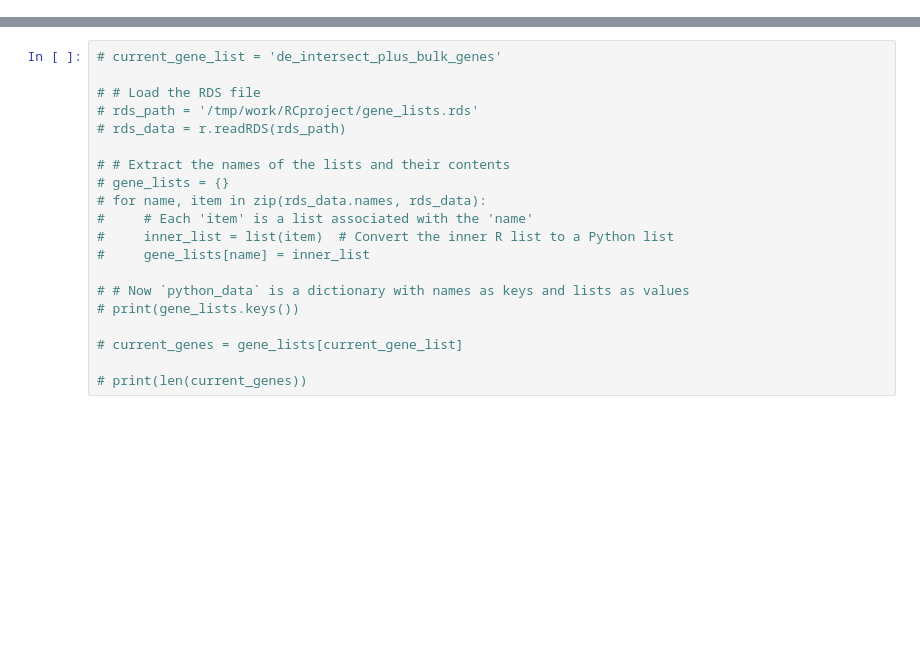
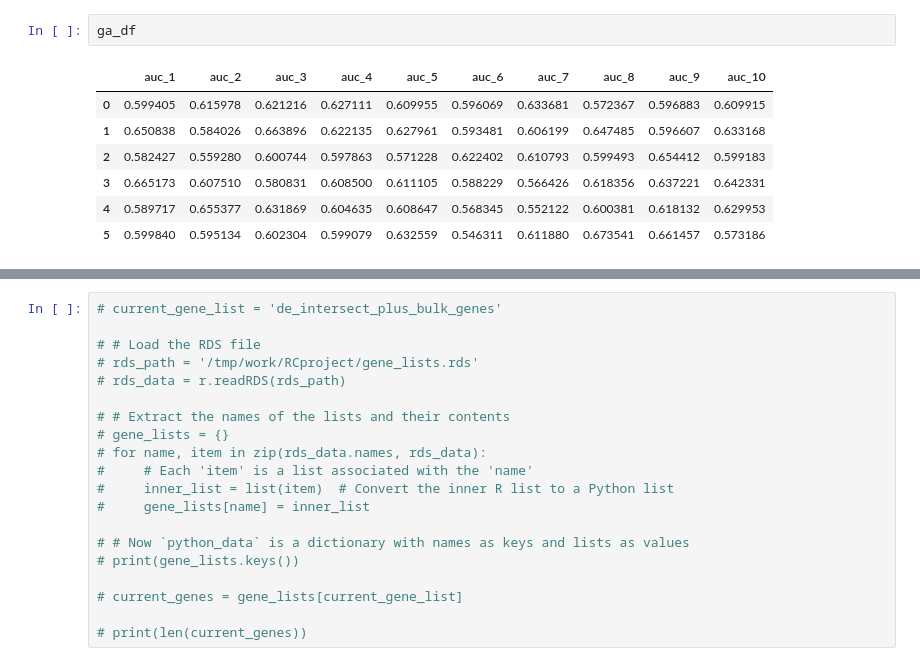
Before and after one commit to paoloAngelino/RCproject_code, a Jupyter notebook: sean_ann_python/testing_temp.ipynb, the cells around one changed output, grey strips where cells are left out. Drawn from its saved outputs; the diff is of its cells as text; blank space fills up the shorter version.

```diff
--- a/sean_ann_python/testing_temp.ipynb
+++ b/sean_ann_python/testing_temp.ipynb
@@ -55,0 +168,10 @@ R script executed successfully.
+# %%
+ga_df
+# %% [output]
+|  | auc_1 | auc_2 | auc_3 | auc_4 | auc_5 | auc_6 | auc_7 | auc_8 | auc_9 | auc_10 |
+| 0 | 0.599405 | 0.615978 | 0.621216 | 0.627111 | 0.609955 | 0.596069 | 0.633681 | 0.572367 | 0.596883 | 0.609915 |
+| 1 | 0.650838 | 0.584026 | 0.663896 | 0.622135 | 0.627961 | 0.593481 | 0.606199 | 0.647485 | 0.596607 | 0.633168 |
+| 2 | 0.582427 | 0.559280 | 0.600744 | 0.597863 | 0.571228 | 0.622402 | 0.610793 | 0.599493 | 0.654412 | 0.599183 |
+| 3 | 0.665173 | 0.607510 | 0.580831 | 0.608500 | 0.611105 | 0.588229 | 0.566426 | 0.618356 | 0.637221 | 0.642331 |
+| 4 | 0.589717 | 0.655377 | 0.631869 | 0.604635 | 0.608647 | 0.568345 | 0.552122 | 0.600381 | 0.618132 | 0.629953 |
+| 5 | 0.599840 | 0.595134 | 0.602304 | 0.599079 | 0.632559 | 0.546311 | 0.611880 | 0.673541 | 0.661457 | 0.573186 |
```
Also changed, not shown: parts of 16 cells of this notebook, 12 other files.
